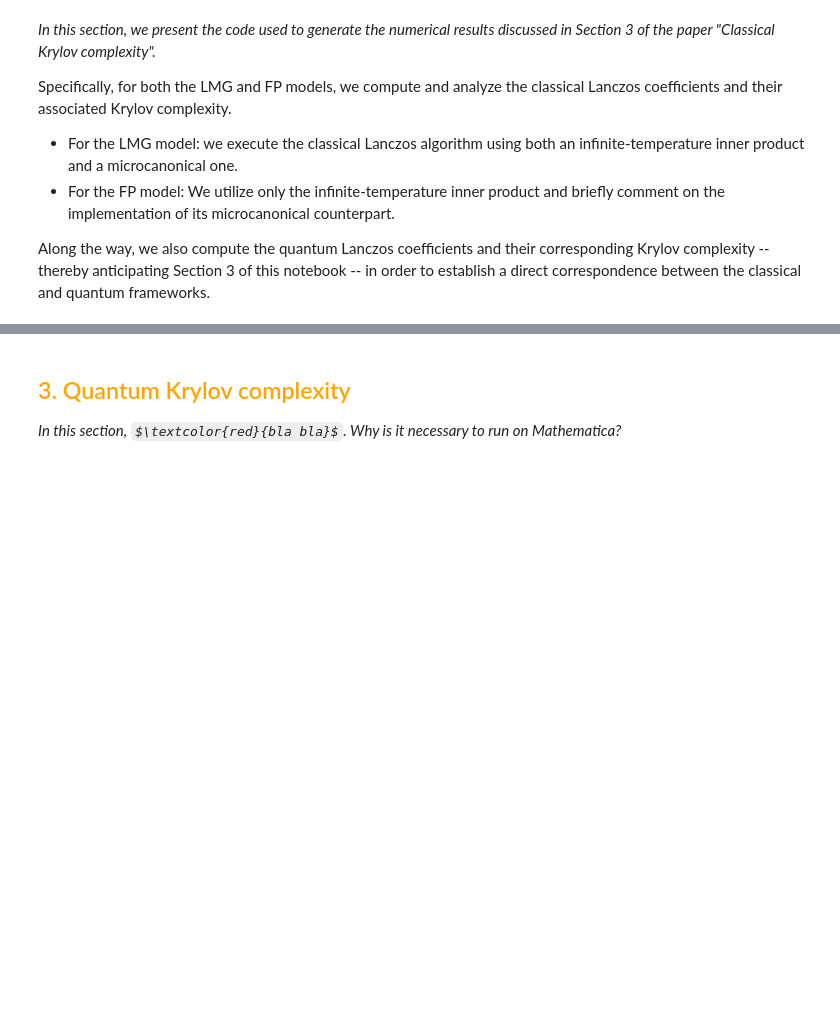
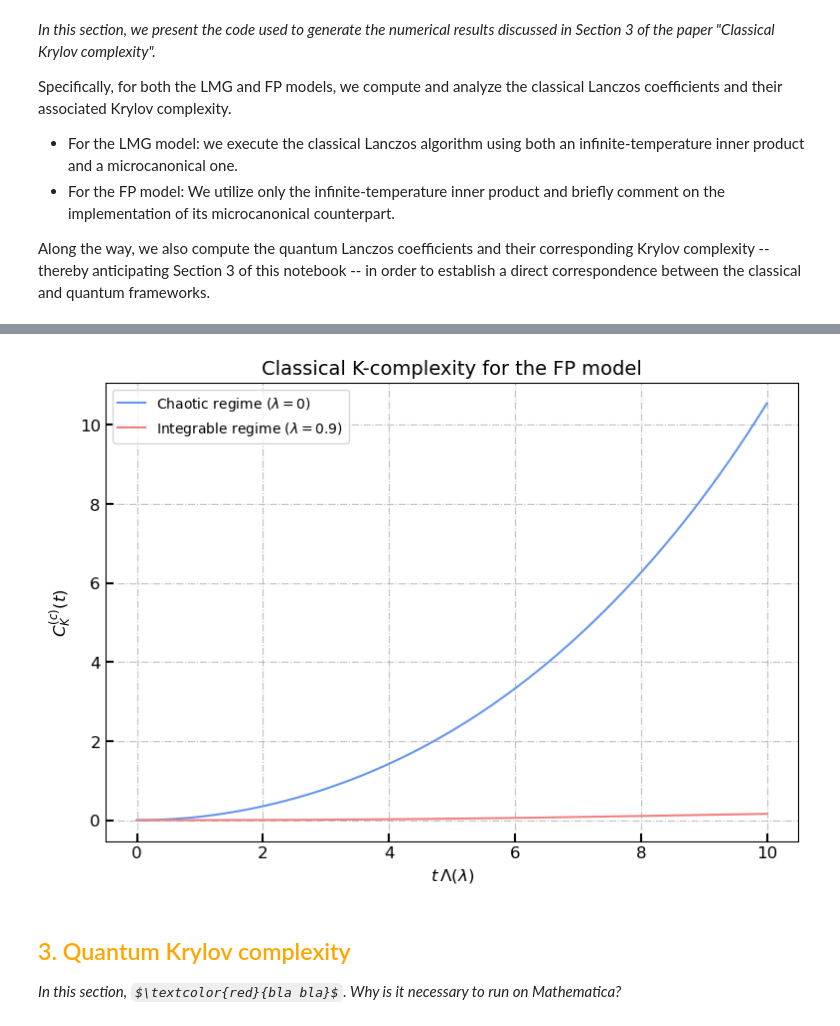
Before and after one commit to nicolasdero/KrylovQuantumClassical, a Jupyter notebook: project_notebook.ipynb, the cells around one changed output, grey strips where cells are left out. Cells and saved outputs as stored; diff of their text form; code cells hidden in the pictures; some formulas as TeX source; blank space fills up the shorter version.

```diff
--- a/project_notebook.ipynb
+++ b/project_notebook.ipynb
@@ -1007,3 +1032,32 @@ LMG_MC_classical = classicalLMG_MC(h, J, ic, E, delta_E, n_samples)
+# %%
+a = 0.
+
+ic_zz = [[[1, 0, 1, 0], 1.]]
+FP_classical_zz_chaotic = classicalFP(a, ic_zz)
+spectral_width_chaotic = FP_classical_zz_chaotic.spectral_width()
+classical_Lanczos_FP_zz_chaotic = FP_classical_zz_chaotic.Lanczos_coeff_IT(50)
+time_grid, classical_K_complexity_chaotic = K_complexity(10, 0.1, classical_Lanczos_FP_zz_chaotic / spectral_width_chaotic, True)
+
+a = 0.9
+
+FP_classical_zz_integrable = classicalFP(a, ic_zz)
+spectral_width_integrable = FP_classical_zz_integrable.spectral_width()
+classical_Lanczos_FP_zz_integrable = FP_classical_zz_integrable.Lanczos_coeff_IT(50)
+time_grid, classical_K_complexity_integrable = K_complexity(10, 0.1, classical_Lanczos_FP_zz_integrable / spectral_width_integrable, True)
+# %%
+fig, ax = one_plot(
+    title = 'Classical K-complexity for the FP model',
+    x_label = r'$t\, \Lambda(\lambda)$',
+    y_label = r'$C_K^{(c)}(t)$')
+
+ax.plot(time_grid, classical_K_complexity_chaotic, color = 'cornflowerblue', label = r'Chaotic regime $(\lambda=0)$')
+ax.plot(time_grid, classical_K_complexity_integrable, color = 'lightcoral', label = r'Integrable regime $(\lambda=0.9)$')
+
+ax.legend(fontsize = 10)
+
+plt.show()
+# %% [output]
+[figure, added]
 # %%
 result = LMG_MC_classical.Lanczos_coeff_MC(30)
 # %%
```
Also changed, not shown: parts of 3 cells of this notebook, 1 other file.
